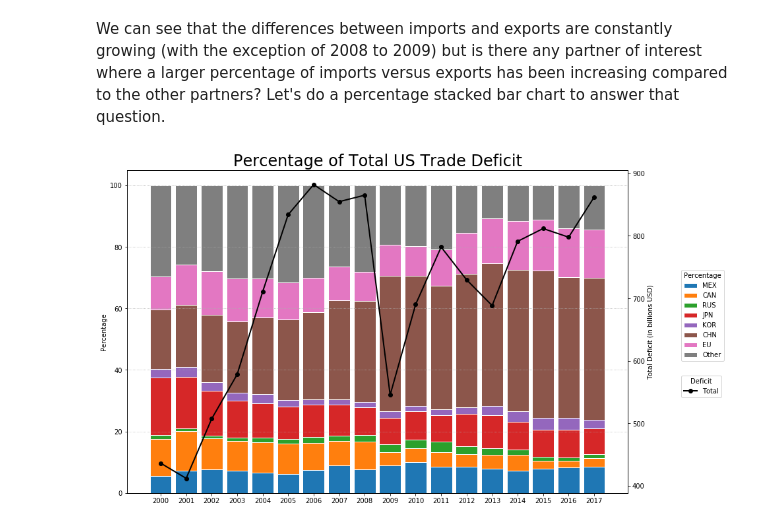
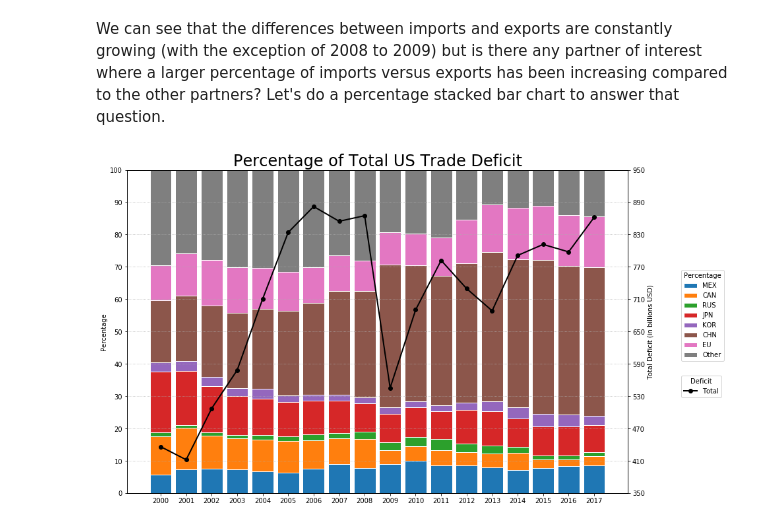
Before and after one commit to marks6i/project-one, a Jupyter notebook: Analysis_1/Difference_and_Scale.ipynb, the cells around one changed output. Cells and saved outputs as stored; diff of their text form; code cells hidden in the pictures.

```diff
--- a/Analysis_1/Difference_and_Scale.ipynb
+++ b/Analysis_1/Difference_and_Scale.ipynb
@@ -200,31 +201,38 @@ for partner in another_partner_list:
                         bottom=bottom_list, edgecolor='white', width=barWidth, label=partner)
     bottom_list = [i+j for i,j in zip(bottom_list, partner_pct_dict[partner])]
 
 # Shrink current axis by 15%
 box = ax_diff_stacked.get_position()
 new_position = [box.x0, box.y0, box.width * 0.85, box.height]
 ax_diff_stacked.set_position(new_position)
 
 # Put a legend to the right of the current axis
 ax_diff_stacked.legend(title='Percentage', loc='center left', bbox_to_anchor=(1.1, 0.55))
 ax_diff_stacked.set_ylabel('Percentage')
+ax_diff_stacked.set_ylim(0, 100.0)
 
 ax_total_line = ax_diff_stacked.twinx()
 ax_total_line.plot(year_list, WLD_df['Difference'],
                    color='black', linewidth=2, marker='o', label='Total')
 
 # Shrink current axis by 10%
 #box = ax_total_line.get_position()
 ax_total_line.set_position(new_position)
 ax_total_line.set_ylabel("Total Deficit (in billions USD)")
+ax_total_line.set_ylim(350.0, 950.0)
+
 ax_total_line.legend(title='Deficit', loc='center left', bbox_to_anchor=(1.1, 0.33))
+
+nticks = 11
+ax_diff_stacked.yaxis.set_major_locator(ticker.LinearLocator(nticks))
+ax_total_line.yaxis.set_major_locator(ticker.LinearLocator(nticks))
 
 # Custom x axis
 plt.xticks(year_list, rotation=90)
 plt.xlabel("Year")
 plt.title('Percentage of Total US Trade Deficit', fontsize=24)
 
 # Show graphic
 plt.show()
 # %% [output]
-[figure, old version]
+[figure, new version]
```
Also changed, not shown: parts of 1 cell of this notebook.
